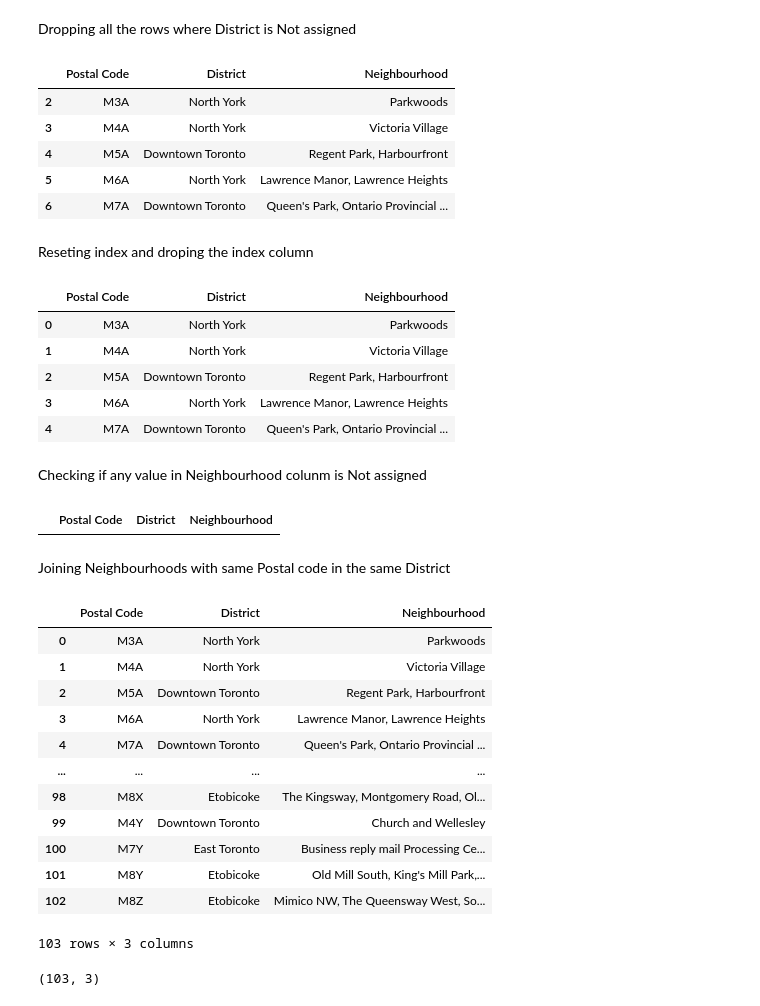
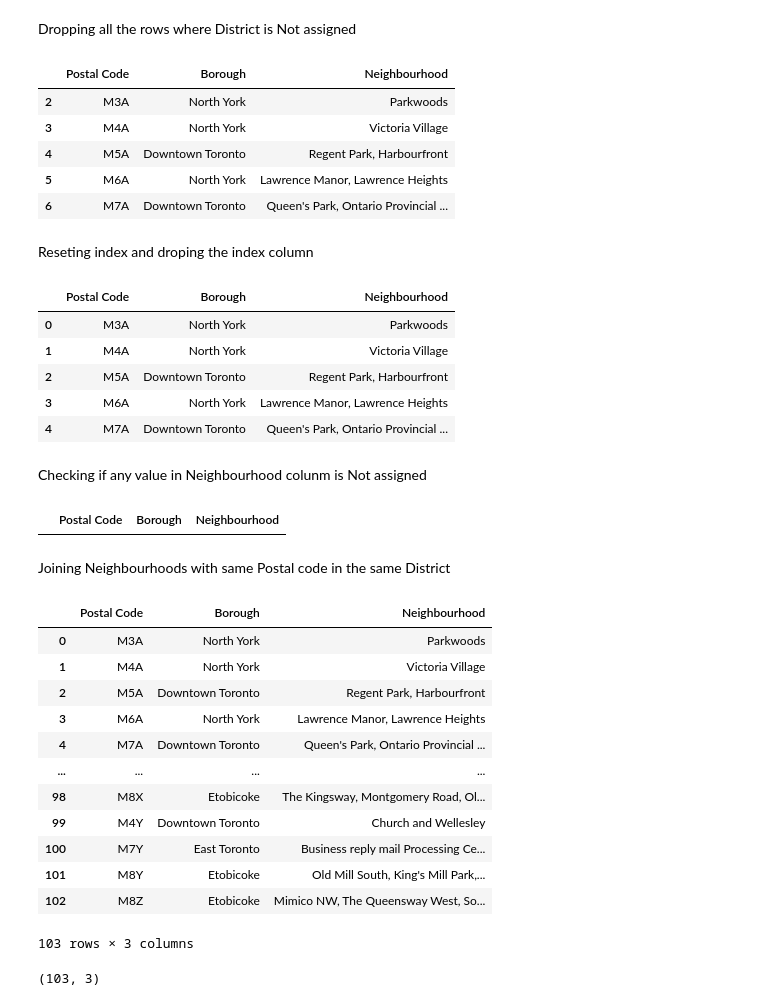
Before and after one commit to shayan204/Battle_of_neighborhoods, a Jupyter notebook: Kmeans_clustering_neighborhood.ipynb, the cells around one changed output. Cells and saved outputs as stored; diff of their text form; code cells hidden in the pictures.

```diff
--- a/Kmeans_clustering_neighborhood.ipynb
+++ b/Kmeans_clustering_neighborhood.ipynb
@@ -41,10 +41,10 @@ df.head()
 # %% [markdown]
 Dropping all the rows where District is Not assigned
 # %%
-df.drop(df.loc[df['District'] == 'Not assigned'].index, inplace=True)
+df.drop(df.loc[df['Borough'] == 'Not assigned'].index, inplace=True)
 df.head()
 # %% [output]
-|  | Postal Code | District | Neighbourhood |
+|  | Postal Code | Borough | Neighbourhood |
 | 2 | M3A | North York | Parkwoods |
 | 3 | M4A | North York | Victoria Village |
 | 4 | M5A | Downtown Toronto | Regent Park, Harbourfront |
@@ -57,7 +57,7 @@ df = df.reset_index()
 df.drop(df.columns[0], 1, inplace=True)
 df.head()
 # %% [output]
-|  | Postal Code | District | Neighbourhood |
+|  | Postal Code | Borough | Neighbourhood |
 | 0 | M3A | North York | Parkwoods |
 | 1 | M4A | North York | Victoria Village |
 | 2 | M5A | Downtown Toronto | Regent Park, Harbourfront |
@@ -68,7 +68,7 @@ Checking if any value in Neighbourhood colunm is Not assigned
 # %%
 df.loc[df.Neighbourhood == 'Not assigned']
 # %% [output]
-|  | Postal Code | District | Neighbourhood |
+|  | Postal Code | Borough | Neighbourhood |
 # %% [markdown]
 Joining Neighbourhoods with same Postal code in the same District
 # %%
@@ -76,7 +76,7 @@ df = df.groupby(['Postal Code'], sort=False).agg(','.join)
 df=df.reset_index()
 df
 # %% [output]
-|  | Postal Code | District | Neighbourhood |
+|  | Postal Code | Borough | Neighbourhood |
 | 0 | M3A | North York | Parkwoods |
 | 1 | M4A | North York | Victoria Village |
 | 2 | M5A | Downtown Toronto | Regent Park, Harbourfront |
```
Also changed, not shown: parts of 23 cells of this notebook.
